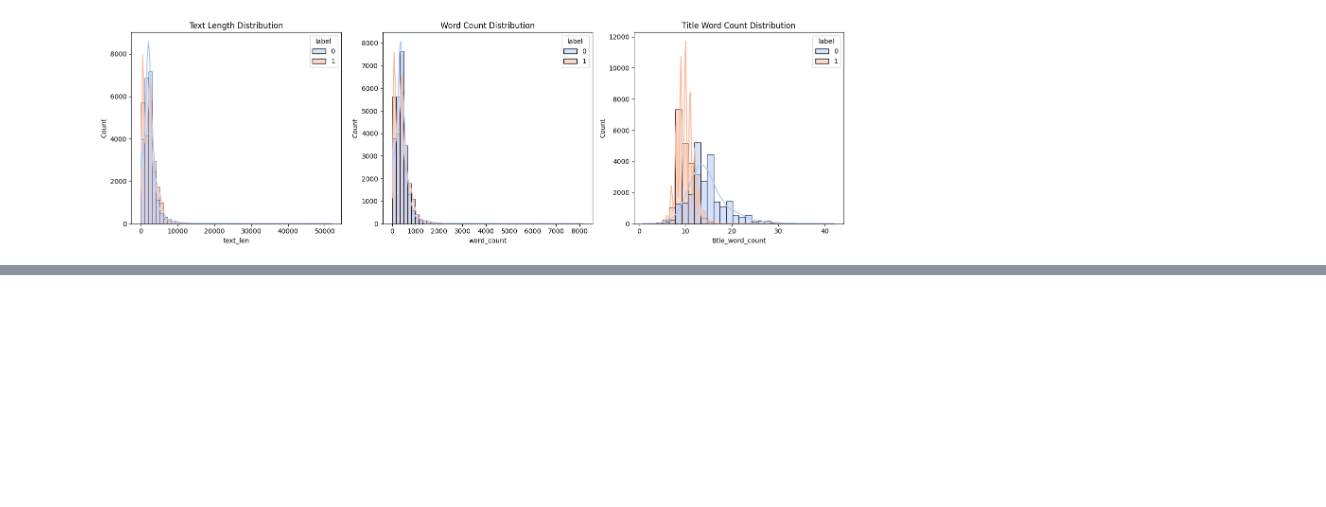
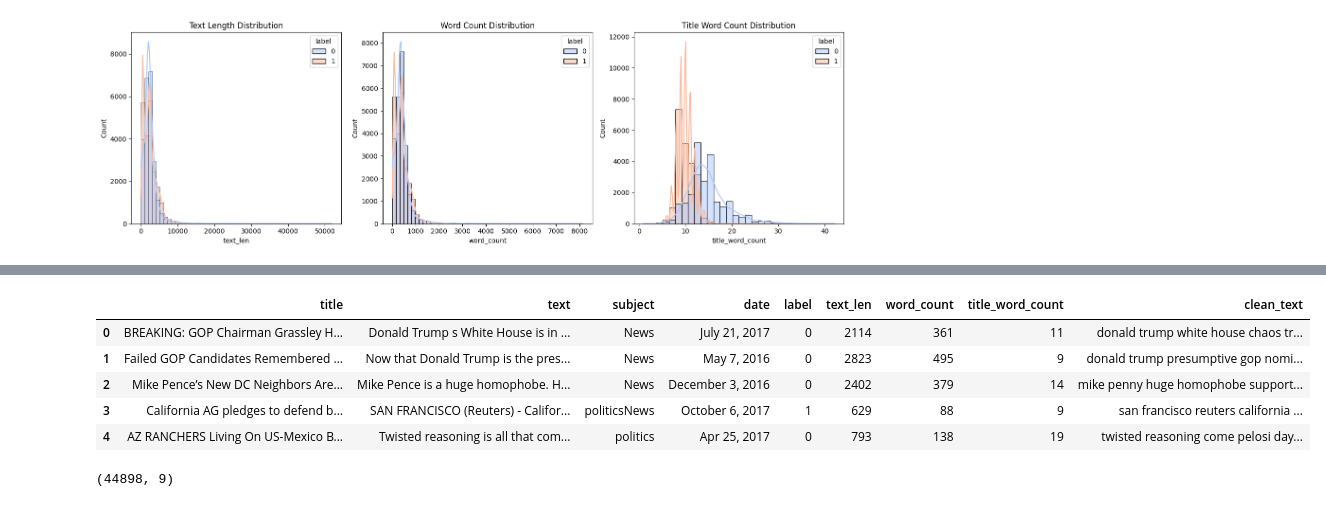
Before and after one commit to muzeyir/Fake-News-Detection-NLP, a Jupyter notebook: notebooks/FakeNewsDetection.ipynb, the cells around one changed output, grey strips where cells are left out. Drawn from its saved outputs; the diff is of its cells as text; code cells hidden in the pictures; blank space fills up the shorter version.

Commit message:
02 - add text prorocessing with stopwords removal and lemmatization

```diff
--- a/notebooks/FakeNewsDetection.ipynb
+++ b/notebooks/FakeNewsDetection.ipynb
@@ -84,3 +84,27 @@ plt.tight_layout()
 plt.show()
 # %% [output]
 [figure]
+# %%
+import re
+import string
+import nltk
+from nltk.corpus import stopwords
+from nltk.stem import WordNetLemmatizer
+
+nltk.download('stopwords')
+nltk.download('wordnet')
+nltk.download('omw-1.4')
+
+stop_words = set(stopwords.words('english'))
+lemmatizer = WordNetLemmatizer()
+
+def clean_text(text):
+    text = text.lower()
+    text = re.sub(r'<.*?>', '', text)
+    text = re.sub(r'https?\S+|www\.\S+', '', text)
+    text = re.sub(r'\d+', '', text)
+    text = text.translate(str.maketrans('', '', string.punctuation))
+    tokens = text.split()
+    tokens = [word for word in tokens if word not in stop_words]
+    tokens = [lemmatizer.lemmatize(word) for word in tokens]
+    return ' '.join(tokens)
@@ -86,0 +141,15 @@ plt.show()
+# %%
+df_eda['clean_text'] = df_eda['text'].apply(clean_text)
+# %%
+df_eda.head()
+# %% [output]
+|  | title | text | subject | date | label | text_len | word_count | title_word_count | clean_text |
+| 0 | BREAKING: GOP Chairman Grassley H... | Donald Trump s White House is in ... | News | July 21, 2017 | 0 | 2114 | 361 | 11 | donald trump white house chaos tr... |
+| 1 | Failed GOP Candidates Remembered ... | Now that Donald Trump is the pres... | News | May 7, 2016 | 0 | 2823 | 495 | 9 | donald trump presumptive gop nomi... |
+| 2 | Mike Pence’s New DC Neighbors Are... | Mike Pence is a huge homophobe. H... | News | December 3, 2016 | 0 | 2402 | 379 | 14 | mike penny huge homophobe support... |
+| 3 | California AG pledges to defend b... | SAN FRANCISCO (Reuters) - Califor... | politicsNews | October 6, 2017 | 1 | 629 | 88 | 9 | san francisco reuters california ... |
+| 4 | AZ RANCHERS Living On US-Mexico B... | Twisted reasoning is all that com... | politics | Apr 25, 2017 | 0 | 793 | 138 | 19 | twisted reasoning come pelosi day... |
+# %%
+df_eda.shape
+# %% [output]
+(44898, 9)
```
Also changed, not shown: parts of 2 cells of this notebook.
